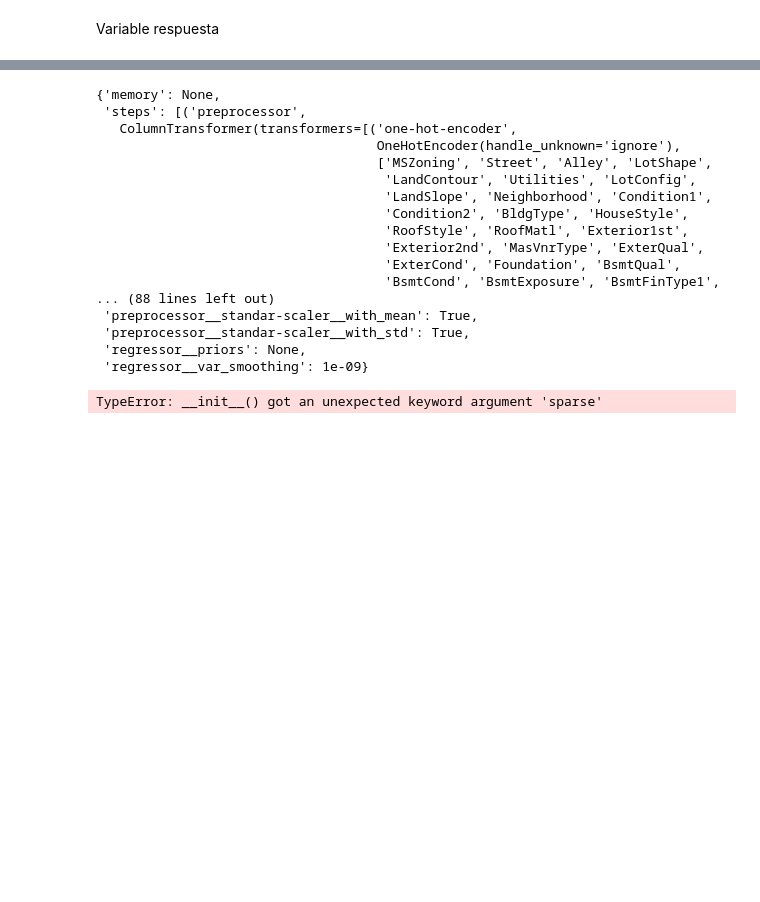
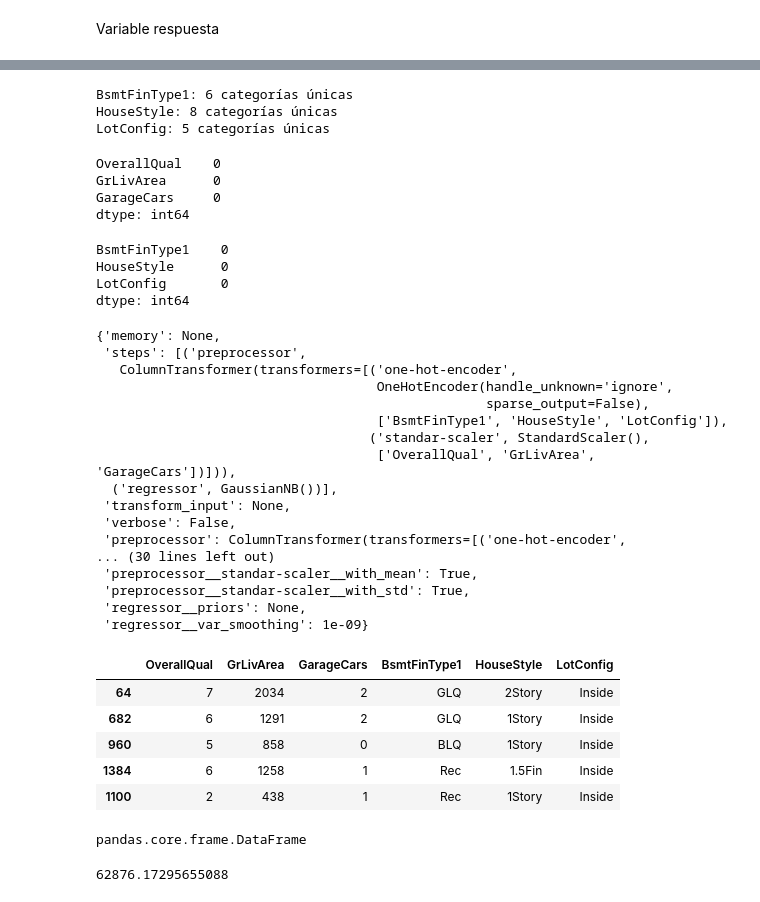
Before and after one commit to SebastianUVG/HT5_MD, a Jupyter notebook: HT5.ipynb, the cells around one changed output, grey strips where cells are left out. Saved outputs shown, nothing was run; the diff lists cells and outputs as text; code cells hidden in the pictures; blank space fills up the shorter version.

Commit message:
Tratar de hacer el modelo

```diff
--- a/HT5.ipynb
+++ b/HT5.ipynb
@@ -530,0 +566,13 @@ memory usage: 536.2+ KB
+# %%
+# Lista de las variables categóricas seleccionadas
+categorical_selected = ['BsmtFinType1', 'HouseStyle', 'LotConfig']
+
+# Seleccionar solo las variables numéricas
+numerical_columns_selector = selector(dtype_exclude=object)
+numerical_columns = numerical_columns_selector(datos_limpiados2)
+
+# Crear un nuevo DataFrame con las numéricas y las categóricas seleccionadas
+nuevo_dataframe = datos_limpiados2[numerical_columns + categorical_selected]
+
+# Verificar el nuevo DataFrame
+print(nuevo_dataframe.head())
@@ -531,8 +593,8 @@ memory usage: 536.2+ KB
 # %% [markdown]
 Variable respuesta
 # %%
-y = datos_limpiados2.pop('SalePrice')
-X = datos_limpiados2
+y = nuevo_dataframe.pop('SalePrice')
+X = nuevo_dataframe
 # %%
 print(X)
 print(X.columns)
@@ -578,2 +640,23 @@ print(numerical_columns)
 ['OverallQual', 'GrLivArea', 'GarageCars']
+# %%
+for col in categorical_columns:
+    print(f"{col}: {datos_limpiados2[col].nunique()} categorías únicas")
+# %% [output]
+BsmtFinType1: 6 categorías únicas
+HouseStyle: 8 categorías únicas
+LotConfig: 5 categorías únicas
+# %%
+nuevo_dataframe[numerical_columns_selector].isnull().sum()
+# %% [output]
+OverallQual    0
+GrLivArea      0
+GarageCars     0
+dtype: int64
+# %%
+nuevo_dataframe[categorical_columns_selector].isnull().sum()
+# %% [output]
+BsmtFinType1    0
+HouseStyle      0
+LotConfig       0
+dtype: int64
 # %%
@@ -585,35 +668,48 @@ preprocessor = ColumnTransformer([
     ])
 # %%
 #param_grid = {"max_depth": np.arange(2, 10, 1)}
-pipeline = Pipeline(
+pip = Pipeline(
     [('preprocessor',preprocessor),
      ('regressor',GaussianNB())])
 #params = [{
 #    "regressor__max_depth": np.arange(2, 10, 1)
 #}]
-pipeline.get_params()
+pip.get_params()
 # %% [output]
 {'memory': None,
  'steps': [('preprocessor',
    ColumnTransformer(transformers=[('one-hot-encoder',
-                                    OneHotEncoder(handle_unknown='ignore'),
-                                    ['MSZoning', 'Street', 'Alley', 'LotShape',
-                                     'LandContour', 'Utilities', 'LotConfig',
-                                     'LandSlope', 'Neighborhood', 'Condition1',
-                                     'Condition2', 'BldgType', 'HouseStyle',
-                                     'RoofStyle', 'RoofMatl', 'Exterior1st',
-                                     'Exterior2nd', 'MasVnrType', 'ExterQual',
-                                     'ExterCond', 'Foundation', 'BsmtQual',
-                                     'BsmtCond', 'BsmtExposure', 'BsmtFinType1',
-... (88 lines left out)
+                                    OneHotEncoder(handle_unknown='ignore',
+                                                  sparse_output=False),
+                                    ['BsmtFinType1', 'HouseStyle', 'LotConfig']),
+                                   ('standar-scaler', StandardScaler(),
+                                    ['OverallQual', 'GrLivArea', 'GarageCars'])])),
+  ('regressor', GaussianNB())],
+ 'transform_input': None,
+ 'verbose': False,
+ 'preprocessor': ColumnTransformer(transformers=[('one-hot-encoder',
+... (30 lines left out)
  'preprocessor__standar-scaler__with_mean': True,
  'preprocessor__standar-scaler__with_std': True,
  'regressor__priors': None,
  'regressor__var_smoothing': 1e-09}
+# %%
+X_train.head()
+# %% [output]
+|  | OverallQual | GrLivArea | GarageCars | BsmtFinType1 | HouseStyle | LotConfig |
+| 64 | 7 | 2034 | 2 | GLQ | 2Story | Inside |
+| 682 | 6 | 1291 | 2 | GLQ | 1Story | Inside |
+| 960 | 5 | 858 | 0 | BLQ | 1Story | Inside |
+| 1384 | 6 | 1258 | 1 | Rec | 1.5Fin | Inside |
+| 1100 | 2 | 438 | 1 | Rec | 1Story | Inside |
+# %%
+type(X_test)
+# %% [output]
+pandas.core.frame.DataFrame
 # %%
-modelo = pipeline.fit(X_train,y_train)
+modelo = pip.fit(X_train,y_train)
 y_pred = modelo.predict(X_test)
 rmse = root_mean_squared_error(y_test,y_pred)
 rmse
 # %% [output]
-TypeError: __init__() got an unexpected keyword argument 'sparse'
+62876.17295655088
```
Also changed, not shown: parts of 17 cells of this notebook.
